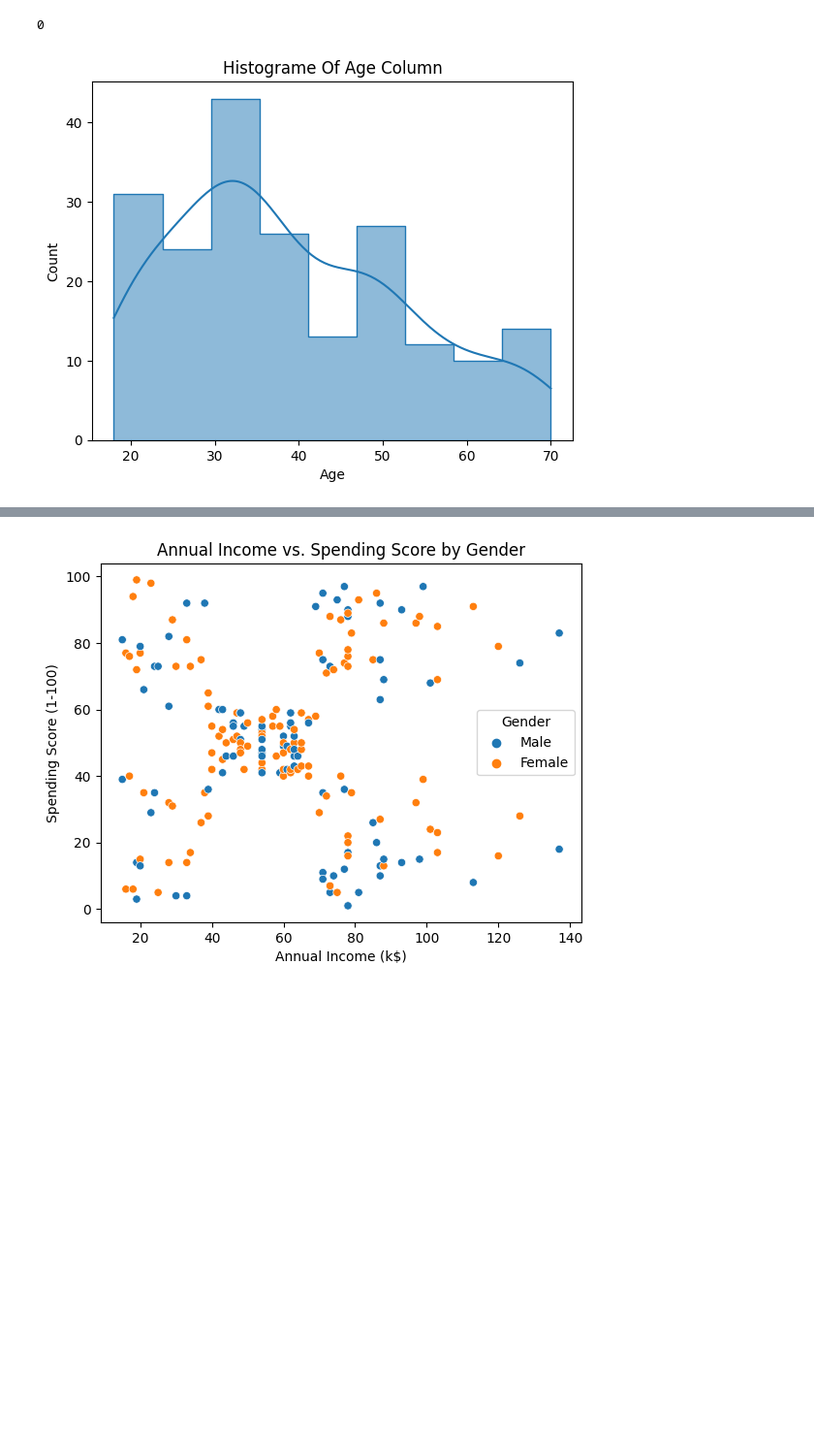
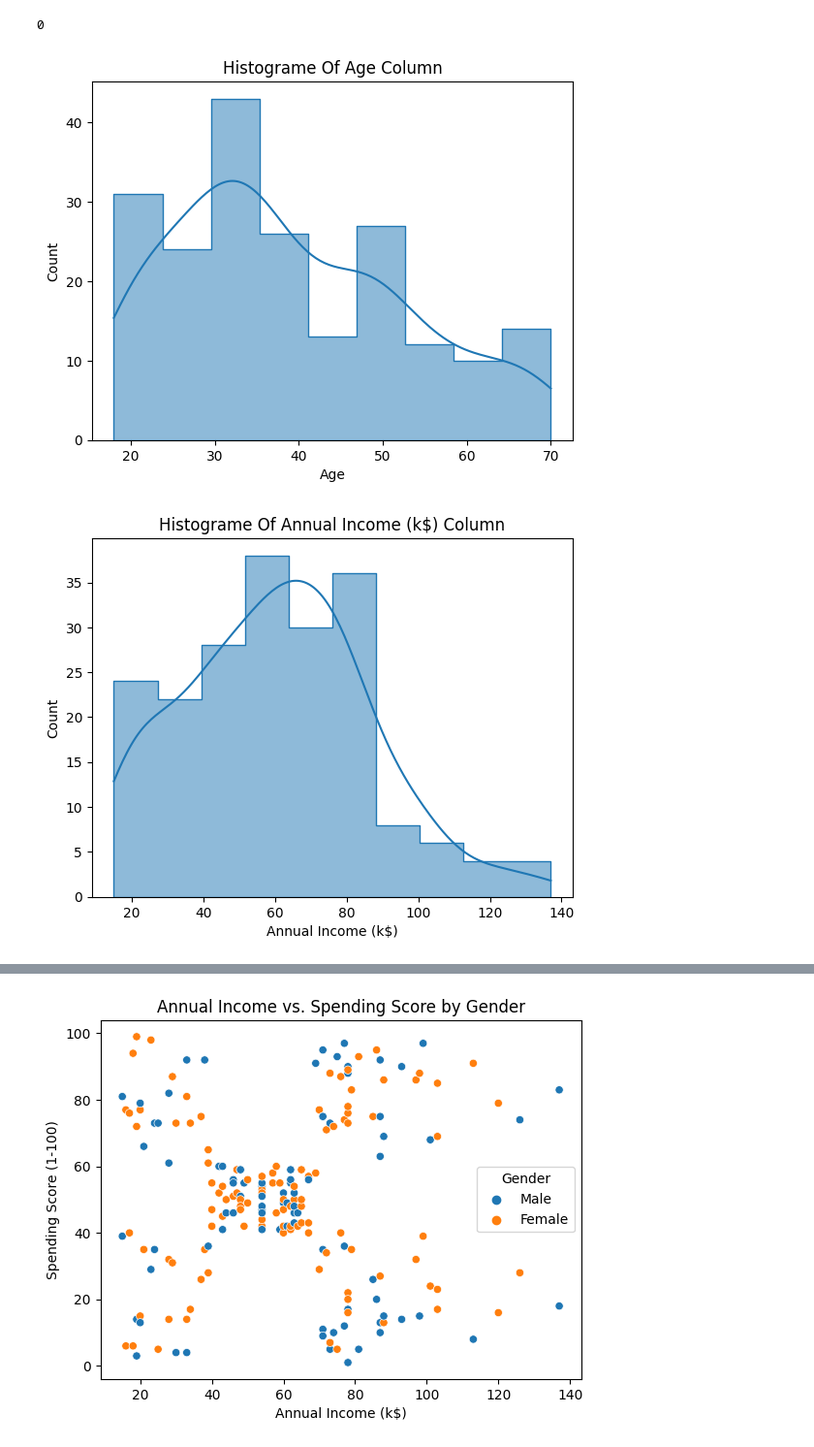
Before and after one commit to Botayla/blank-app, a Jupyter notebook: customer-segmentation-kmeans.ipynb, the cells around one changed output, grey strips where cells are left out. Shown at 97% size. Drawn from its saved outputs; the diff is of its cells as text; code cells hidden in the pictures; blank space fills up the shorter version.

```diff
--- a/customer-segmentation-kmeans.ipynb
+++ b/customer-segmentation-kmeans.ipynb
@@ -92,9 +92,12 @@ len(duplicated)     #noduplicates
 # %% [output]
 0
 # %%
-sns.histplot(data=data,x='Age',kde=True,element='step')
-plt.xlabel('Age')
-plt.title("Histograme Of Age Column")
-plt.show()
+cols=['Age','Annual Income (k$)','Spending Score (1-100)']
+for col in cols:
+    sns.histplot(data=data,x=col,kde=True,element='step')
+    plt.xlabel(col)
+    plt.title(f"Histograme Of {col} Column")
+    plt.show()
 # %% [output]
 [figure]
+[figure, added]
```
Also changed, not shown: parts of 5 cells of this notebook.
